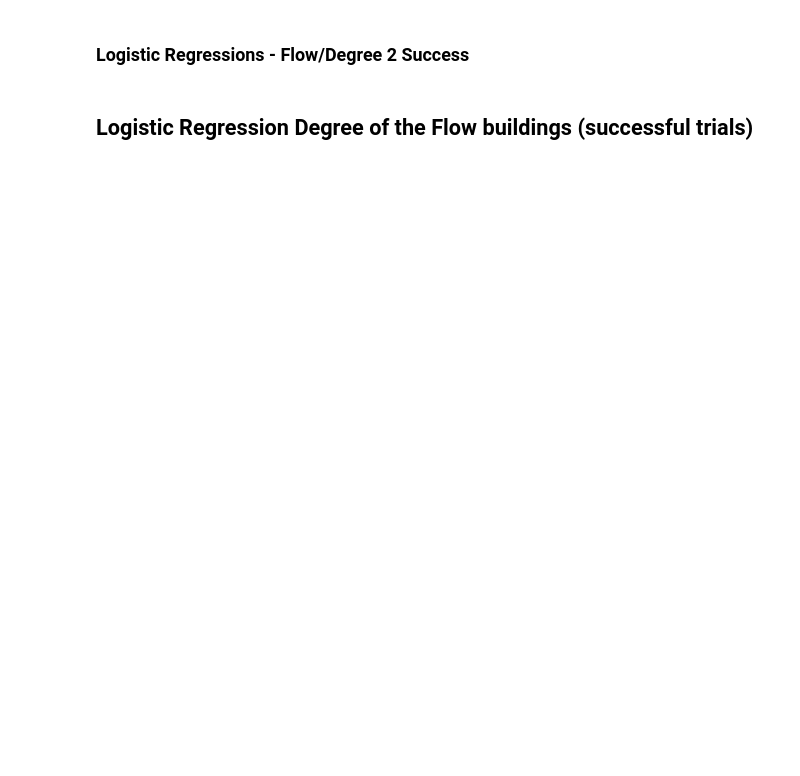
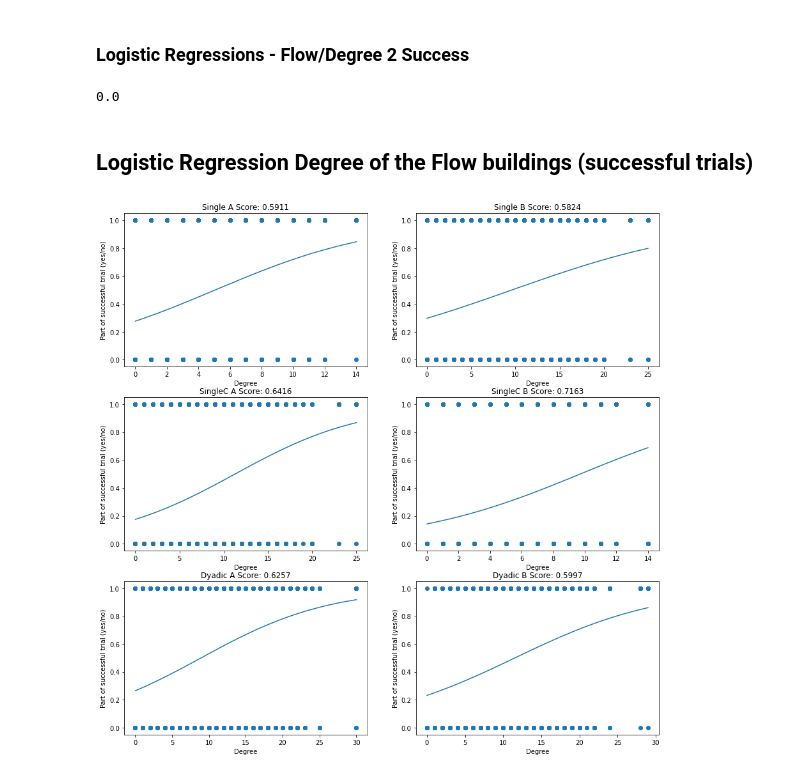
Before and after one commit to lucasessmann/GTA_ET, a Jupyter notebook: FlowAnalysis.ipynb, the cells around one changed output. Saved outputs shown, nothing was run; the diff lists cells and outputs as text; code cells hidden in the pictures; blank space fills up the shorter version.

Commit message:
Adjusted the path accumulation for individual subjects

```diff
--- a/FlowAnalysis.ipynb
+++ b/FlowAnalysis.ipynb
@@ -1610,6 +1610,10 @@ for condition in conditions:
         columnname = condition + '_' + direction
         buildings_all_paths_dict[condition][direction]['Bool'] = part_of_bool_allpaths
         buildings_all_paths_dict[condition][direction]['Degree'] = part_of_degree_allpaths
+# %%
+min(buildings_all_paths_dict['SingleC']['A']['Degree'])
+# %% [output]
+0.0
 # %% [markdown]
 ## Logistic Regression Degree of the Flow buildings (successful trials)
 # %%
@@ -1623,7 +1627,8 @@ building_partof['Building'] = mean_house_degree.columns
 
 fig = plt.figure(figsize=(15,15))
 
-
+conditions=['Single', 'SingleC', 'Dyadic']
+directions=['A', 'B']
 
 #fig.suptitle(fig_title)
 
@@ -1651,6 +1656,7 @@ for condition in conditions:
         dataset = []
         dataset = buildings_all_paths_dict[condition][direction]['Degree']
         dataset = np.array(dataset)
+        dataset = np.nan_to_num(dataset, copy=True, nan=0.0, posinf=None, neginf=None)
         dataset = dataset.reshape(-1,1)
         dataset = dataset.astype(int)
 
@@ -1673,33 +1679,35 @@ for condition in conditions:
 
         plt.subplot(3,2,plt_idx)
         plt.scatter(dataset, successes)
         plt.plot(x_in, y);
         fit_pctg = clf.score(dataset, successes);
 
-        plt.title(condition + ' ' + direction)
+        plt.title(condition + ' ' + direction + ' Score: ' + str(round(clf.score(dataset,successes),4)))
         plt.xlabel("Degree")
         plt.ylabel("Part of successful trial (yes/no)")
 
 
         plt_idx+=1
 
 
     #plt.figure(figsize=(15,5))
 
     #grand_dataset = grand_dataset.reshape(-1,1)
     #grand_successes = grand_successes.reshape(-1,1)
 
 
     #clf = LogisticRegression().fit(grand_dataset, grand_successes)
     #coef = clf.coef_;
     #intercept = clf.intercept_;
     #x_in = np.linspace(0, max(grand_dataset), 100);
     #y = sigmoid(coef * x_in + intercept)
 
     #plt.scatter(grand_dataset, grand_successes)
     #plt.plot(x_in, y);
     #fit_pctg = clf.score(grand_dataset, grand_successes);
 
 
-if close_figures == True:
-    plt.close('all')
+#if close_figures == True:
+    #plt.close('all')
+# %% [output]
+[figure, added]
```
Also changed, not shown: parts of 4 cells of this notebook.
